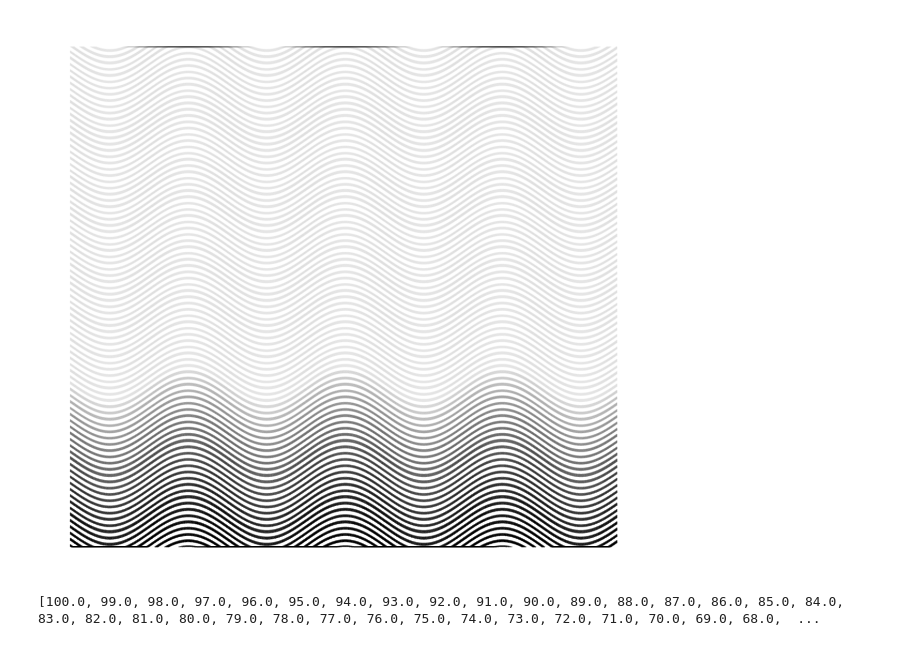
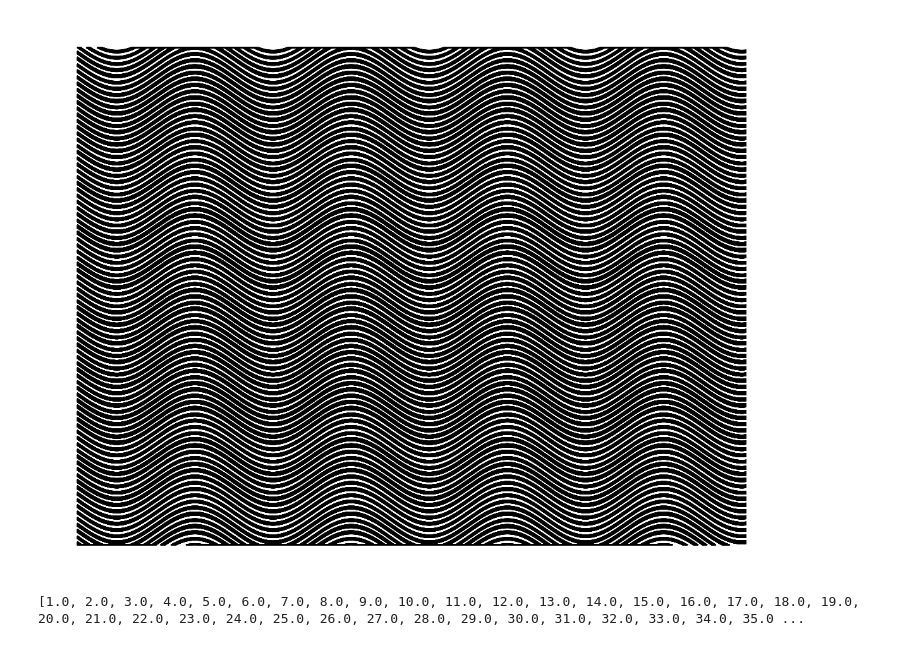
Before and after one commit to viktor-kertanov/hmmg, a Jupyter notebook: notebooks/sine_fade/sine_fade.ipynb, the cells around one changed output. Drawn from its saved outputs; the diff is of its cells as text; code cells hidden in the pictures.

```diff
--- a/notebooks/sine_fade/sine_fade.ipynb
+++ b/notebooks/sine_fade/sine_fade.ipynb
@@ -4,29 +4,31 @@ import matplotlib.pyplot as plt
 # %%
 num_repeat = 40
 num_sines = 100
-max_repeat_line = 50
+max_repeat_line = 20
+
+x = np.linspace(np.pi, 12*np.pi, 10000)
 
 for sine_wave_shift in range(num_sines):
     for thick_shift in range(np.random.randint(10,13)):
-        repeat_line = (sine_wave_shift - num_sines/2) / (num_sines/2) * max_repeat_line
-        for _ in range(num_repeat):
-            x = np.linspace(np.pi, 8*np.pi, 10000)
-            y = np.sin(x)*.7 + thick_shift*0.01 + sine_wave_shift*0.25
-            coords = np.column_stack((x, y))
-            x_mask = (coords[:, 0] > 0) & (coords[:, 0] < 25)
-            y_mask = (coords[:, 1] > 3) & (coords[:, 1] < 23)
-            filtered = coords[x_mask & y_mask]
-            plt.plot(filtered[:, 0], filtered[:, 1], 'k-', alpha=0.01)
+        repeat_line = int(np.round((1 - np.abs((num_sines/2 - sine_wave_shift)) / (num_sines/2))* max_repeat_line, 0)+1)
+        y = np.sin(x)*.7 + thick_shift*0.01 + sine_wave_shift*0.25
+        coords = np.column_stack((x, y))
+        x_mask = (coords[:, 0] >= 0) & (coords[:, 0] <= 30)
+        y_mask = (coords[:, 1] >= 3) & (coords[:, 1] <= 23)
+        filtered = coords[x_mask & y_mask]
+        for _ in range(repeat_line):
+            plt.plot(filtered[:, 0], filtered[:, 1], 'k-')
 
     if num_repeat > 2:
         num_repeat -=1
 
 plt.axis('off')
 plt.gca().set_aspect('equal')
 plt.gcf().set_size_inches(15, 15)
+plt.savefig('fade_sine.svg')
 plt.show()
 # %% [output]
-[figure, old version]
+[figure, new version]
 # %%
 num_repeat = 40
 num_sines = 100
@@ -34,9 +36,9 @@ max_repeat_line = 50
 
 lines = []
 for sine_wave_shift in range(num_sines):
-    repeat_line = np.abs((num_sines/2 - sine_wave_shift)) / (num_sines/2) * max_repeat_line
+    repeat_line = np.round((1 - np.abs((num_sines/2 - sine_wave_shift)) / (num_sines/2))* max_repeat_line, 0)+1
     lines.append(repeat_line)
 
 print(lines)
 # %% [output]
-[100.0, 99.0, 98.0, 97.0, 96.0, 95.0, 94.0, 93.0, 92.0, 91.0, 90.0, 89.0, 88.0, 87.0, 86.0, 85.0, 84.0, 83.0, 82.0, 81.0, 80.0, 79.0, 78.0, 77.0, 76.0, 75.0, 74.0, 73.0, 72.0, 71.0, 70.0, 69.0, 68.0,  ...
+[1.0, 2.0, 3.0, 4.0, 5.0, 6.0, 7.0, 8.0, 9.0, 10.0, 11.0, 12.0, 13.0, 14.0, 15.0, 16.0, 17.0, 18.0, 19.0, 20.0, 21.0, 22.0, 23.0, 24.0, 25.0, 26.0, 27.0, 28.0, 29.0, 30.0, 31.0, 32.0, 33.0, 34.0, 35.0 ...
```
Also changed, not shown: parts of 8 cells of this notebook, 5 other files.
